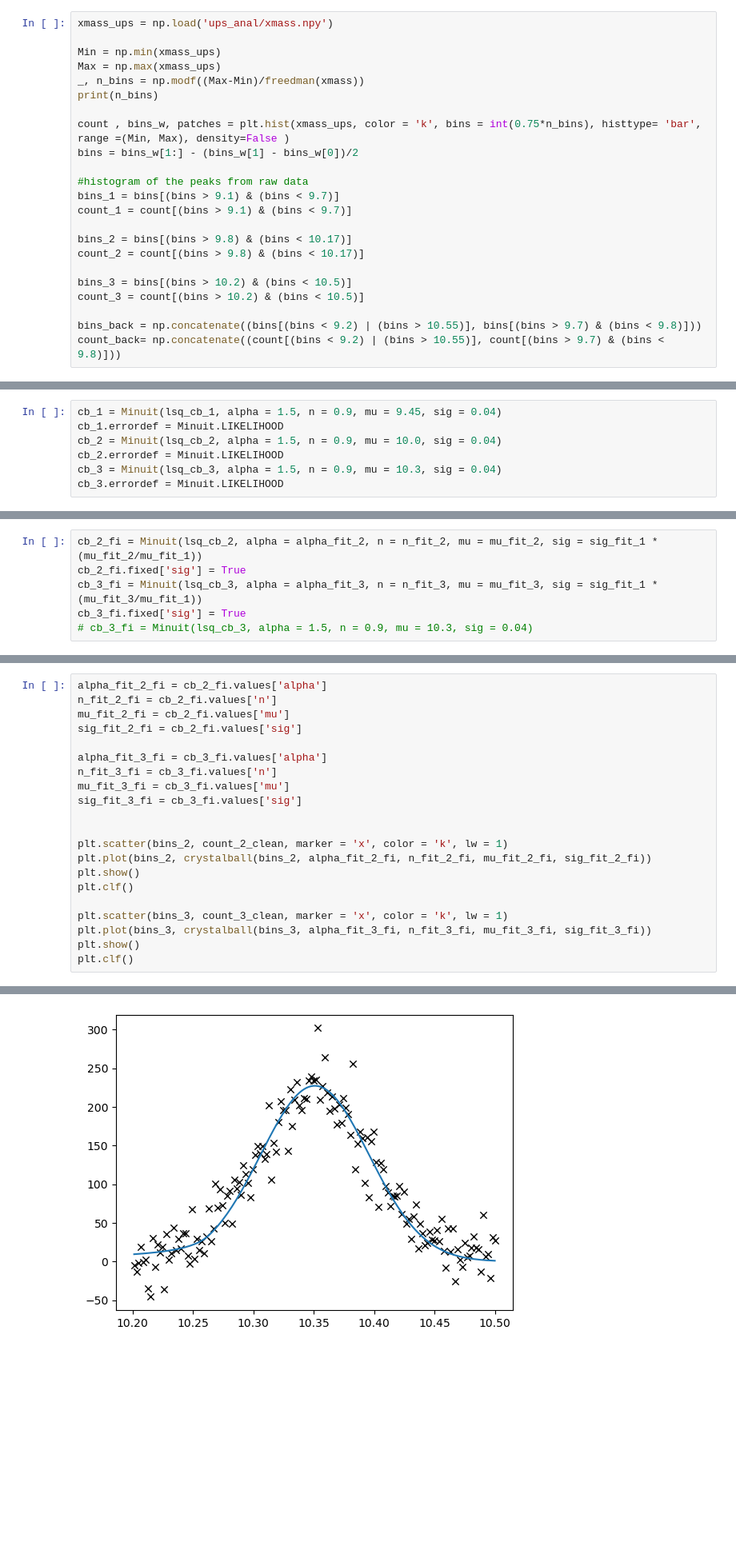
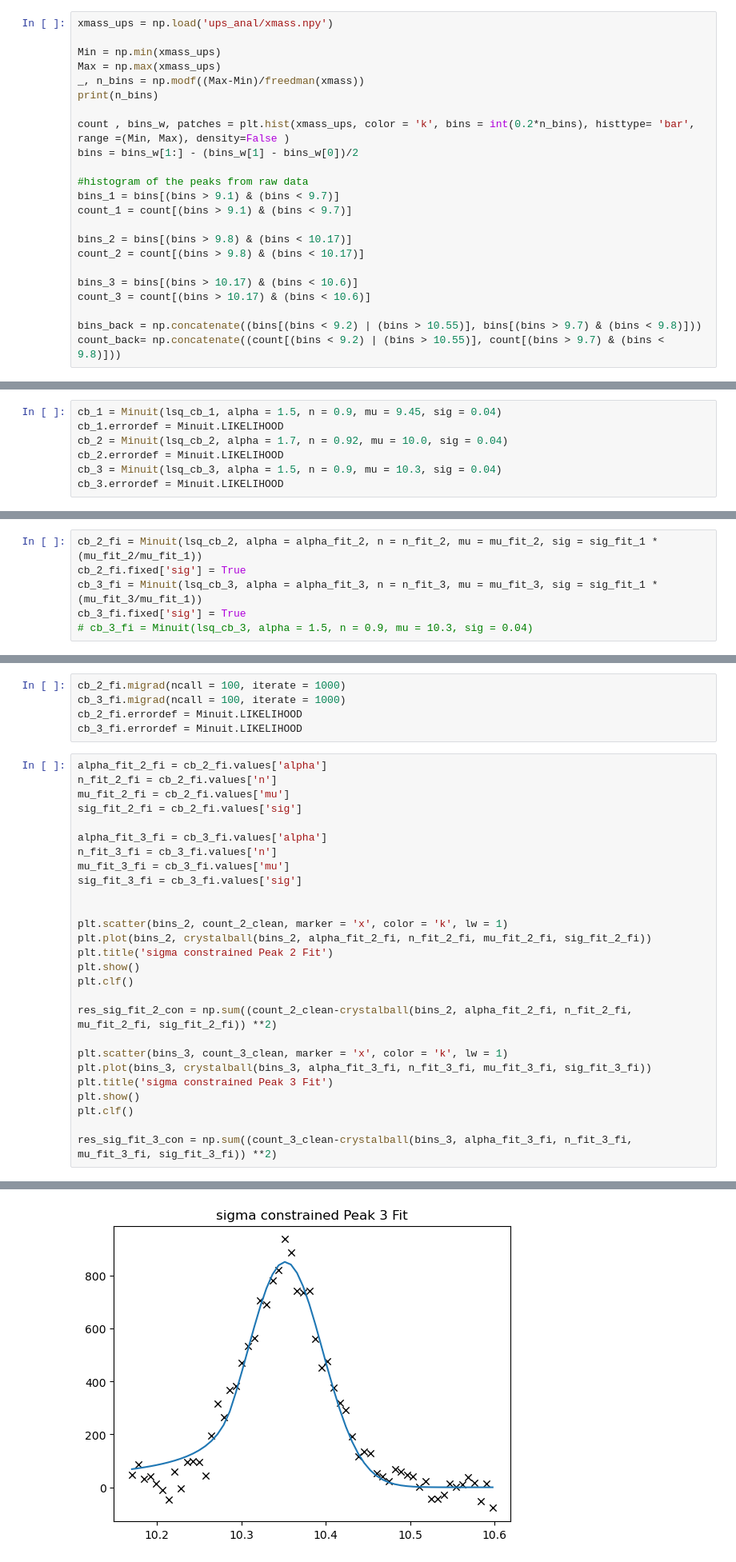
Before and after one commit to aqnemo32/project_f1_dah, a Jupyter notebook: iminuit_test.ipynb, the cells around one changed output, grey strips where cells are left out. Shown at 80% size. Drawn from its saved outputs; the diff is of its cells as text; blank space fills up the shorter version.

```diff
--- a/iminuit_test.ipynb
+++ b/iminuit_test.ipynb
@@ -96,7 +100,7 @@ Max = np.max(xmass_ups)
 _, n_bins = np.modf((Max-Min)/freedman(xmass))
 print(n_bins)
 
-count , bins_w, patches = plt.hist(xmass_ups, color = 'k', bins = int(0.75*n_bins), histtype= 'bar', range =(Min, Max), density=False )
+count , bins_w, patches = plt.hist(xmass_ups, color = 'k', bins = int(0.2*n_bins), histtype= 'bar', range =(Min, Max), density=False )
 bins = bins_w[1:] - (bins_w[1] - bins_w[0])/2
 
 #histogram of the peaks from raw data
@@ -106,8 +110,8 @@ count_1 = count[(bins > 9.1) & (bins < 9.7)]
 bins_2 = bins[(bins > 9.8) & (bins < 10.17)]
 count_2 = count[(bins > 9.8) & (bins < 10.17)]
 
-bins_3 = bins[(bins > 10.2) & (bins < 10.5)]
-count_3 = count[(bins > 10.2) & (bins < 10.5)]
+bins_3 = bins[(bins > 10.17) & (bins < 10.6)]
+count_3 = count[(bins > 10.17) & (bins < 10.6)]
 
 bins_back = np.concatenate((bins[(bins < 9.2) | (bins > 10.55)], bins[(bins > 9.7) & (bins < 9.8)]))
 count_back= np.concatenate((count[(bins < 9.2) | (bins > 10.55)], count[(bins > 9.7) & (bins < 9.8)]))
@@ -168,7 +178,7 @@ or 1
 # %%
 cb_1 = Minuit(lsq_cb_1, alpha = 1.5, n = 0.9, mu = 9.45, sig = 0.04)
 cb_1.errordef = Minuit.LIKELIHOOD
-cb_2 = Minuit(lsq_cb_2, alpha = 1.5, n = 0.9, mu = 10.0, sig = 0.04)
+cb_2 = Minuit(lsq_cb_2, alpha = 1.7, n = 0.92, mu = 10.0, sig = 0.04)
 cb_2.errordef = Minuit.LIKELIHOOD
 cb_3 = Minuit(lsq_cb_3, alpha = 1.5, n = 0.9, mu = 10.3, sig = 0.04)
 cb_3.errordef = Minuit.LIKELIHOOD
@@ -275,3 +283,8 @@ cb_3_fi.migrad()
+# %%
+cb_2_fi.migrad(ncall = 100, iterate = 1000)
+cb_3_fi.migrad(ncall = 100, iterate = 1000)
+cb_2_fi.errordef = Minuit.LIKELIHOOD
+cb_3_fi.errordef = Minuit.LIKELIHOOD
 # %%
 alpha_fit_2_fi = cb_2_fi.values['alpha']
 n_fit_2_fi = cb_2_fi.values['n']
@@ -286,11 +299,17 @@ sig_fit_3_fi = cb_3_fi.values['sig']
 
 plt.scatter(bins_2, count_2_clean, marker = 'x', color = 'k', lw = 1)
 plt.plot(bins_2, crystalball(bins_2, alpha_fit_2_fi, n_fit_2_fi, mu_fit_2_fi, sig_fit_2_fi))
+plt.title('sigma constrained Peak 2 Fit')
 plt.show()
 plt.clf()
 
+res_sig_fit_2_con = np.sum((count_2_clean-crystalball(bins_2, alpha_fit_2_fi, n_fit_2_fi, mu_fit_2_fi, sig_fit_2_fi)) **2)
+
 plt.scatter(bins_3, count_3_clean, marker = 'x', color = 'k', lw = 1)
 plt.plot(bins_3, crystalball(bins_3, alpha_fit_3_fi, n_fit_3_fi, mu_fit_3_fi, sig_fit_3_fi))
+plt.title('sigma constrained Peak 3 Fit')
 plt.show()
 plt.clf()
+
+res_sig_fit_3_con = np.sum((count_3_clean-crystalball(bins_3, alpha_fit_3_fi, n_fit_3_fi, mu_fit_3_fi, sig_fit_3_fi)) **2)
 # %% [output]
@@ -298,2 +317,2 @@ plt.clf()
-[figure, old version]
+[figure, new version]
 <Figure size 640x480 with 0 Axes>
```
Also changed, not shown: parts of 38 cells of this notebook, 2 other files.
